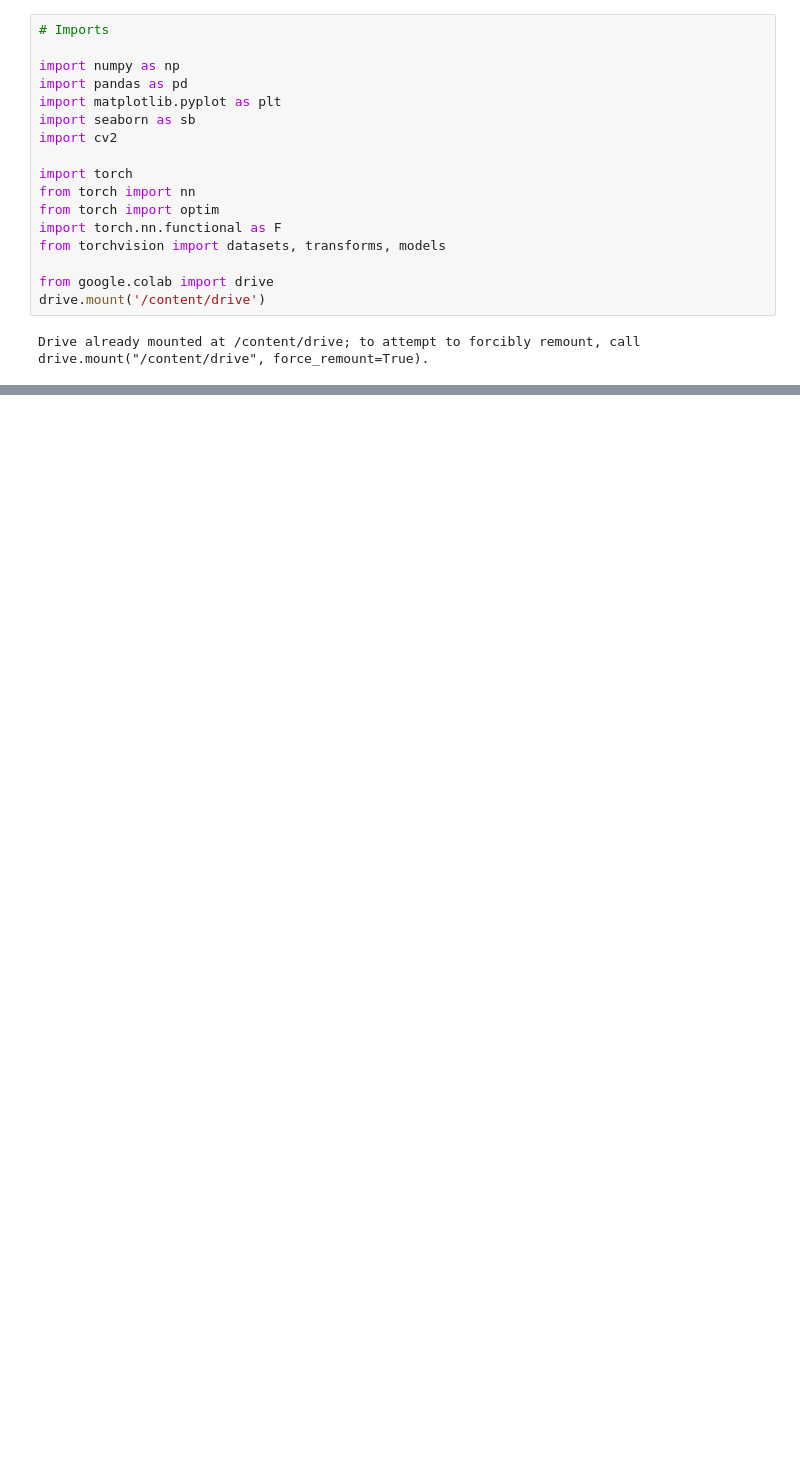
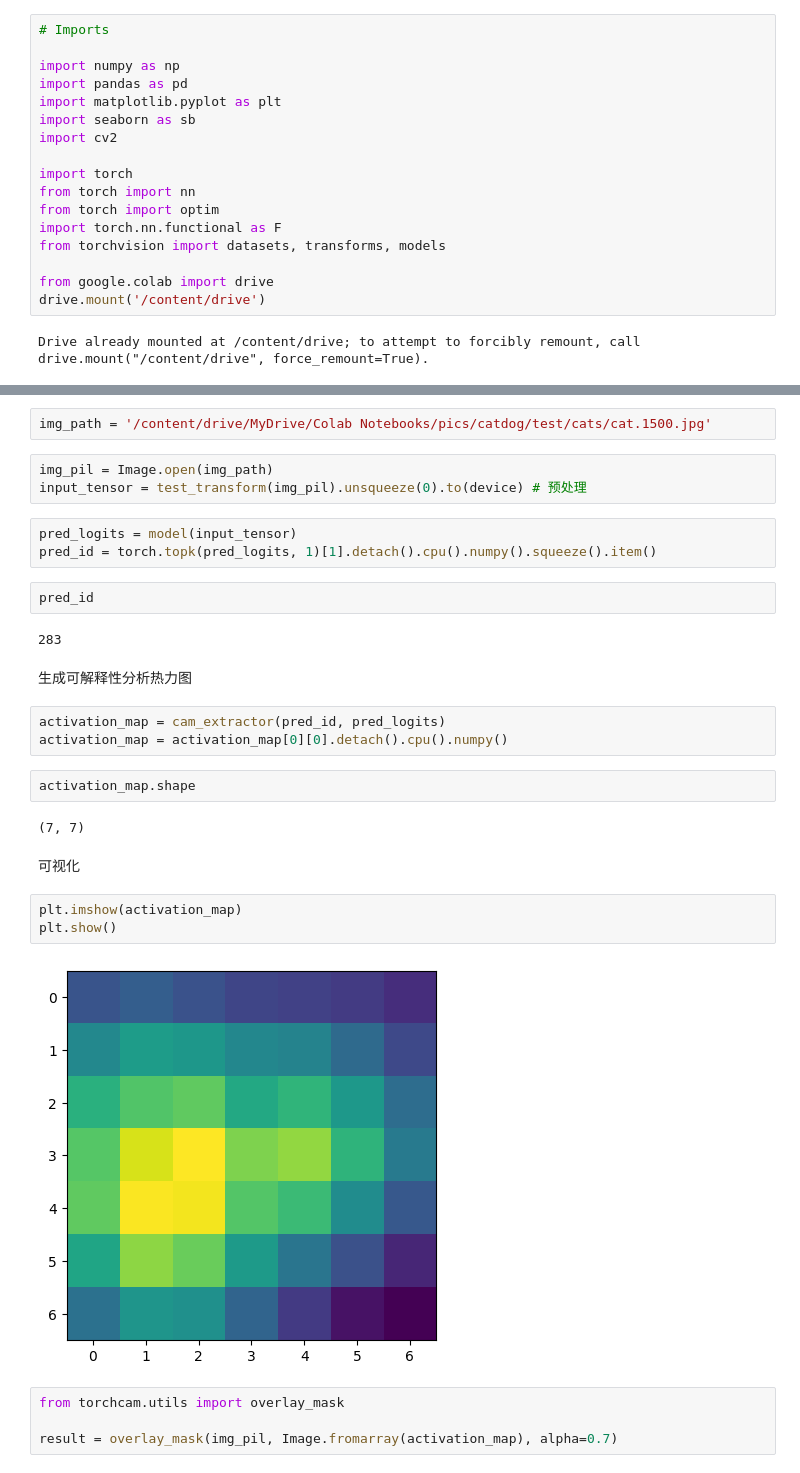
Before and after one commit to szhong16/classifier_exercise, a Jupyter notebook: Classifier.ipynb, the cells around one changed output, grey strips where cells are left out. Saved outputs shown, nothing was run; the diff lists cells and outputs as text; blank space fills up the shorter version.

```diff
--- a/Classifier.ipynb
+++ b/Classifier.ipynb
@@ -63,0 +310,32 @@ FileNotFoundError: ignored
+# %%
+img_path = '/content/drive/MyDrive/Colab Notebooks/pics/catdog/test/cats/cat.1500.jpg'
+# %%
+img_pil = Image.open(img_path)
+input_tensor = test_transform(img_pil).unsqueeze(0).to(device) # 预处理
+# %%
+pred_logits = model(input_tensor)
+pred_id = torch.topk(pred_logits, 1)[1].detach().cpu().numpy().squeeze().item()
+# %%
+pred_id
+# %% [output]
+283
+# %% [markdown]
+生成可解释性分析热力图
+# %%
+activation_map = cam_extractor(pred_id, pred_logits)
+activation_map = activation_map[0][0].detach().cpu().numpy()
+# %%
+activation_map.shape
+# %% [output]
+(7, 7)
+# %% [markdown]
+可视化
+# %%
+plt.imshow(activation_map)
+plt.show()
+# %% [output]
+[figure, added]
+# %%
+from torchcam.utils import overlay_mask
+
+result = overlay_mask(img_pil, Image.fromarray(activation_map), alpha=0.7)
```
Also changed, not shown: parts of 56 cells of this notebook.
